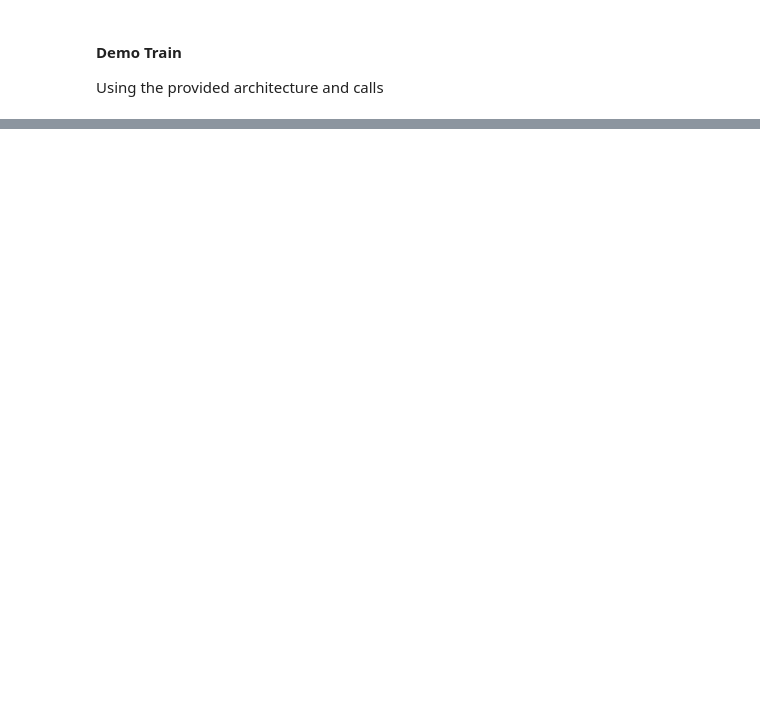
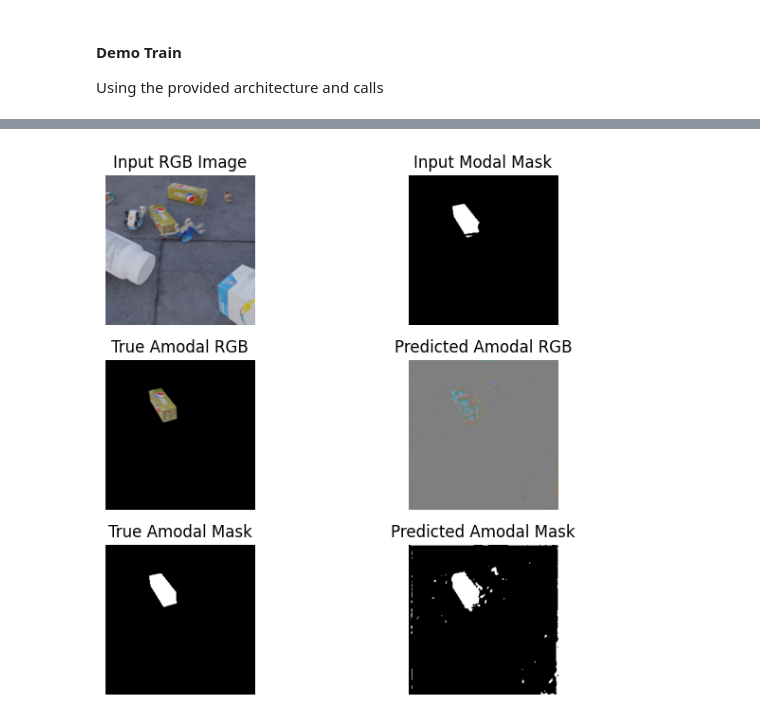
Before and after one commit to campbell108/groupj_llnl, a Jupyter notebook: notebooks/task2/test_video_model.ipynb, the cells around one changed output, grey strips where cells are left out. Saved outputs shown, nothing was run; the diff lists cells and outputs as text; code cells hidden in the pictures; blank space fills up the shorter version.

```diff
--- a/notebooks/task2/test_video_model.ipynb
+++ b/notebooks/task2/test_video_model.ipynb
@@ -430,0 +934,46 @@ Original Traceback (most recent call last):
+# %%
+fig, axs = plt.subplots(3, 2, figsize=(8, 6))
+
+# RGB Image
+ax = axs[0, 0]
+
+ax.imshow(true_rgb_content)
+ax.set_title("Input RGB Image")
+ax.axis("off")
+
+ax = axs[0, 1]
+# If mask is in [0, 255], make it binary for visualization
+# if mask.max() > 1:
+#     mask = mask / 255.0  # scale to [0, 1]
+ax.imshow(true_modal_mask, cmap='gray')
+ax.set_title("Input Modal Mask")
+ax.axis("off")
+
+# True amodal RGB
+ax = axs[1, 0]
+ax.imshow(true_amodal_content)
+ax.set_title("True Amodal RGB")
+ax.axis("off")
+
+# Pred amodal RGB
+ax = axs[1, 1]
+ax.imshow(preds_amodal_content)
+ax.set_title("Predicted Amodal RGB")
+ax.axis("off")
+
+# True Amodal mask
+ax = axs[2, 0]
+ax.imshow(true_amodal_mask, cmap='gray')
+ax.set_title("True Amodal Mask")
+ax.axis("off")
+
+# Pred amodal mask
+ax = axs[2, 1]
+ax.imshow(preds_amodal_mask, cmap='gray')
+ax.set_title("Predicted Amodal Mask")
+ax.axis("off")
+
+plt.tight_layout()
+plt.show()
+# %% [output]
+[figure, added]
```
Also changed, not shown: parts of 28 cells of this notebook.
